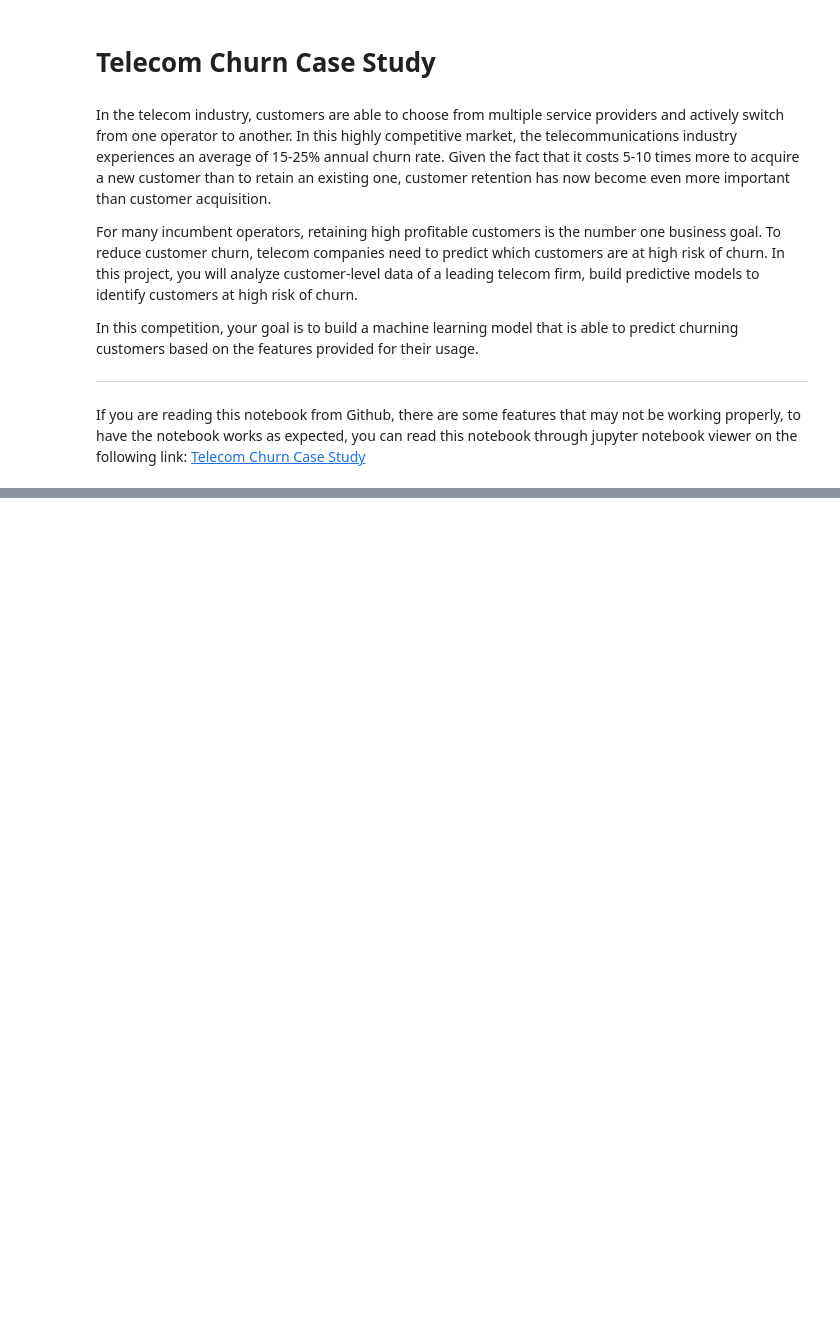
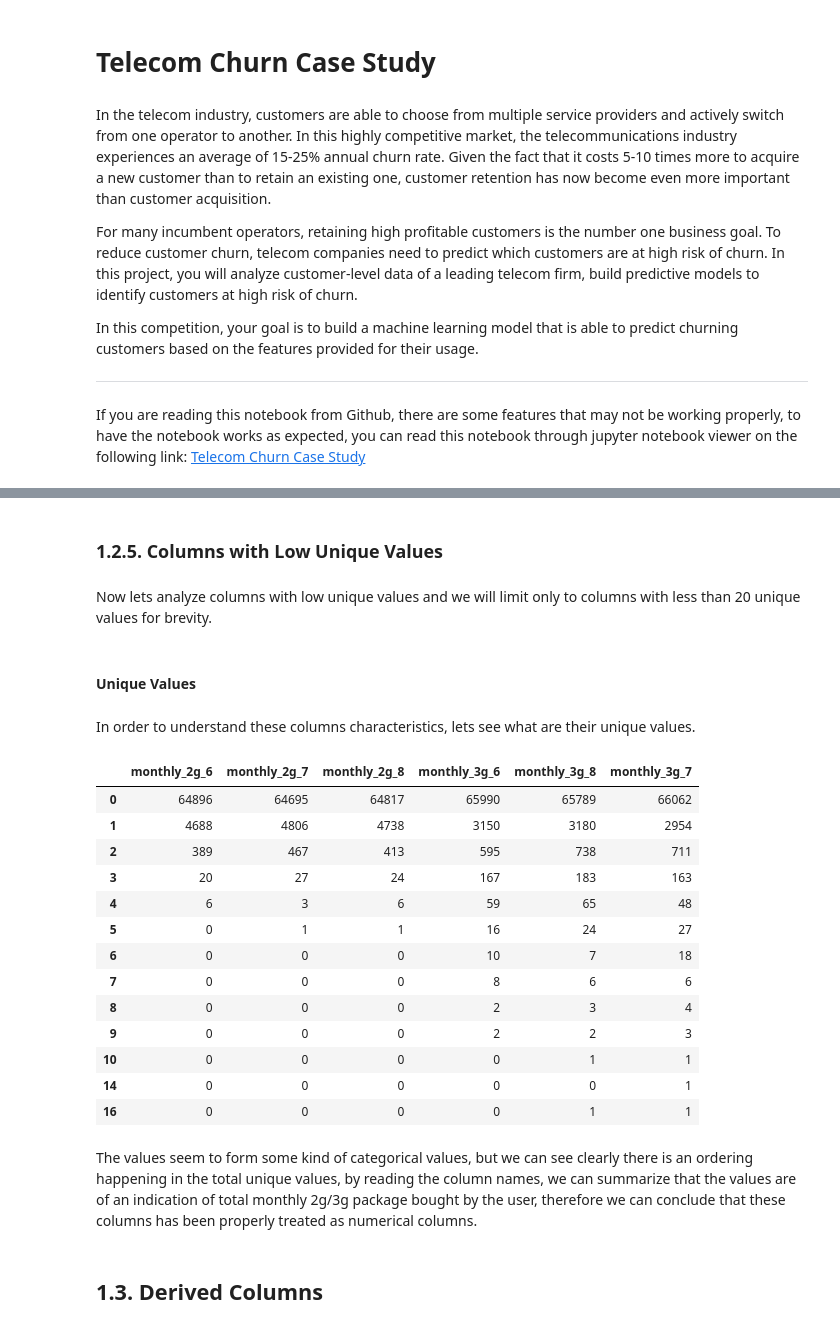
Before and after one commit to hendrauzia/ljmu-tccs, a Jupyter notebook: code/Telecom Churn Case Study.ipynb, the cells around one changed output, grey strips where cells are left out. Cells and saved outputs as stored; diff of their text form; code cells hidden in the pictures; blank space fills up the shorter version.

Commit message:
Add data understanding, preparation and pre-processing.

```diff
--- a/code/Telecom Churn Case Study.ipynb
+++ b/code/Telecom Churn Case Study.ipynb
@@ -14,0 +177,2 @@ If you are reading this notebook from Github, there are some features that may n
+# %%
+df[df_dtypes_object.index] = df[df_dtypes_object.index].apply(lambda date: pd.to_datetime(date, format='%m/%d/%Y'))
@@ -14,0 +194,2 @@ If you are reading this notebook from Github, there are some features that may n
+# %%
+df_counts_one = df_counts[df_counts['counts'] == 1]
@@ -14,0 +214,2 @@ If you are reading this notebook from Github, there are some features that may n
+# %%
+df.drop(df_counts_one.index, axis=1, inplace=True)
@@ -14,0 +234,31 @@ If you are reading this notebook from Github, there are some features that may n
+# %% [markdown]
+### 1.2.5. Columns with Low Unique Values
+# %% [markdown]
+Now lets analyze columns with low unique values and we will limit only to columns with less than 20 unique values for brevity.
+# %%
+df_counts_low = df_counts[(df_counts['counts'] > 2) & (df_counts['counts'] < 20)].sort_values('counts', ascending=True)
+# %% [markdown]
+#### Unique Values
+# %% [markdown]
+In order to understand these columns characteristics, lets see what are their unique values.
+# %%
+pd.DataFrame({ column: df[column].value_counts() for column in df_counts_low.index }).fillna(0).astype('int')
+# %% [output]
+|  | monthly_2g_6 | monthly_2g_7 | monthly_2g_8 | monthly_3g_6 | monthly_3g_8 | monthly_3g_7 |
+| 0 | 64896 | 64695 | 64817 | 65990 | 65789 | 66062 |
+| 1 | 4688 | 4806 | 4738 | 3150 | 3180 | 2954 |
+| 2 | 389 | 467 | 413 | 595 | 738 | 711 |
+| 3 | 20 | 27 | 24 | 167 | 183 | 163 |
+| 4 | 6 | 3 | 6 | 59 | 65 | 48 |
+| 5 | 0 | 1 | 1 | 16 | 24 | 27 |
+| 6 | 0 | 0 | 0 | 10 | 7 | 18 |
+| 7 | 0 | 0 | 0 | 8 | 6 | 6 |
+| 8 | 0 | 0 | 0 | 2 | 3 | 4 |
+| 9 | 0 | 0 | 0 | 2 | 2 | 3 |
+| 10 | 0 | 0 | 0 | 0 | 1 | 1 |
+| 14 | 0 | 0 | 0 | 0 | 0 | 1 |
+| 16 | 0 | 0 | 0 | 0 | 1 | 1 |
+# %% [markdown]
+The values seem to form some kind of categorical values, but we can see clearly there is an ordering happening in the total unique values, by reading the column names, we can summarize that the values are of an indication of total monthly 2g/3g package bought by the user, therefore we can conclude that these columns has been properly treated as numerical columns.
+# %% [markdown]
+## 1.3. Derived Columns
```
Also changed, not shown: parts of 78 cells of this notebook, 1 other file.
